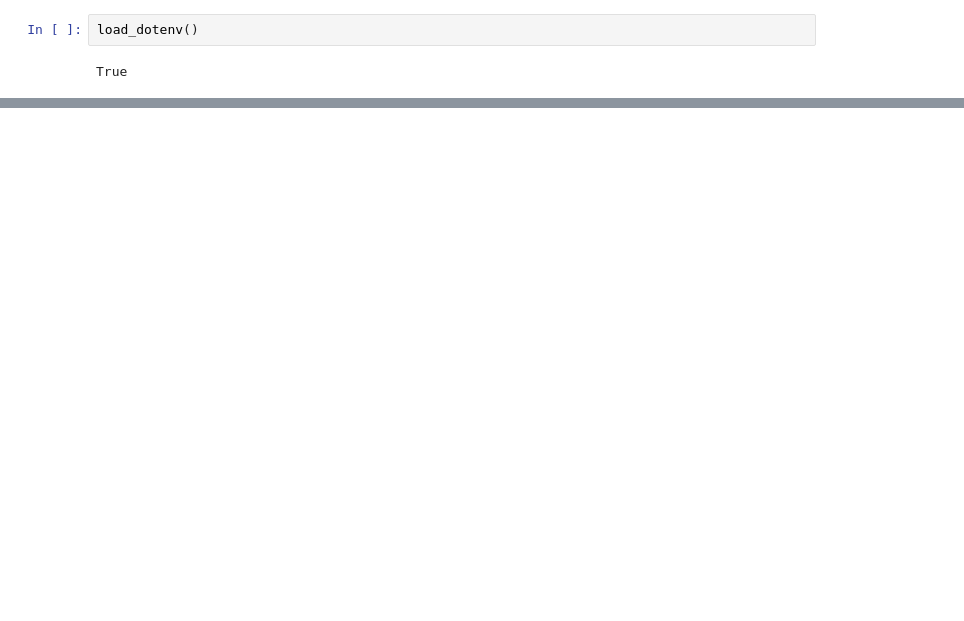
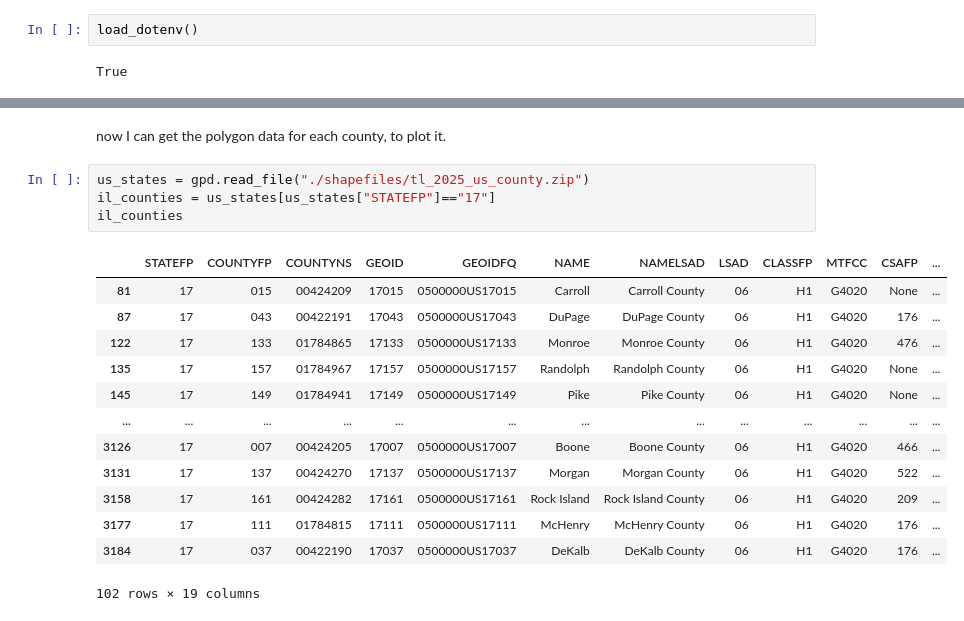
Before and after one commit to Amoreno73/midwestern_birds, a Jupyter notebook: bird_groups.ipynb, the cells around one changed output, grey strips where cells are left out. Drawn from its saved outputs; the diff is of its cells as text; blank space fills up the shorter version.

Commit message:
finalized script functions to get bird group + geographic county data

```diff
--- a/bird_groups.ipynb
+++ b/bird_groups.ipynb
@@ -237,0 +349,20 @@ sorted_df.to_csv("illinois_test_run_dec2025.csv")
+# %% [markdown]
+now I can get the polygon data for each county, to plot it.
+# %%
+us_states = gpd.read_file("./shapefiles/tl_2025_us_county.zip")
+il_counties = us_states[us_states["STATEFP"]=="17"]
+il_counties
+# %% [output]
+|  | STATEFP | COUNTYFP | COUNTYNS | GEOID | GEOIDFQ | NAME | NAMELSAD | LSAD | CLASSFP | MTFCC | CSAFP | ... |
+| 81 | 17 | 015 | 00424209 | 17015 | 0500000US17015 | Carroll | Carroll County | 06 | H1 | G4020 | None | ... |
+| 87 | 17 | 043 | 00422191 | 17043 | 0500000US17043 | DuPage | DuPage County | 06 | H1 | G4020 | 176 | ... |
+| 122 | 17 | 133 | 01784865 | 17133 | 0500000US17133 | Monroe | Monroe County | 06 | H1 | G4020 | 476 | ... |
+| 135 | 17 | 157 | 01784967 | 17157 | 0500000US17157 | Randolph | Randolph County | 06 | H1 | G4020 | None | ... |
+| 145 | 17 | 149 | 01784941 | 17149 | 0500000US17149 | Pike | Pike County | 06 | H1 | G4020 | None | ... |
+| ... | ... | ... | ... | ... | ... | ... | ... | ... | ... | ... | ... | ... |
+| 3126 | 17 | 007 | 00424205 | 17007 | 0500000US17007 | Boone | Boone County | 06 | H1 | G4020 | 466 | ... |
+| 3131 | 17 | 137 | 00424270 | 17137 | 0500000US17137 | Morgan | Morgan County | 06 | H1 | G4020 | 522 | ... |
+| 3158 | 17 | 161 | 00424282 | 17161 | 0500000US17161 | Rock Island | Rock Island County | 06 | H1 | G4020 | 209 | ... |
+| 3177 | 17 | 111 | 01784815 | 17111 | 0500000US17111 | McHenry | McHenry County | 06 | H1 | G4020 | 176 | ... |
+| 3184 | 17 | 037 | 00422190 | 17037 | 0500000US17037 | DeKalb | DeKalb County | 06 | H1 | G4020 | 176 | ... |
+102 rows × 19 columns
```
Also changed, not shown: parts of 41 cells of this notebook.
